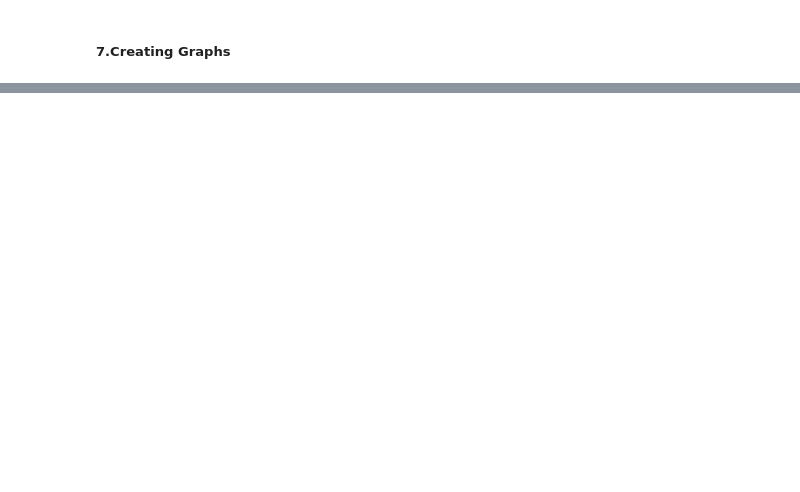
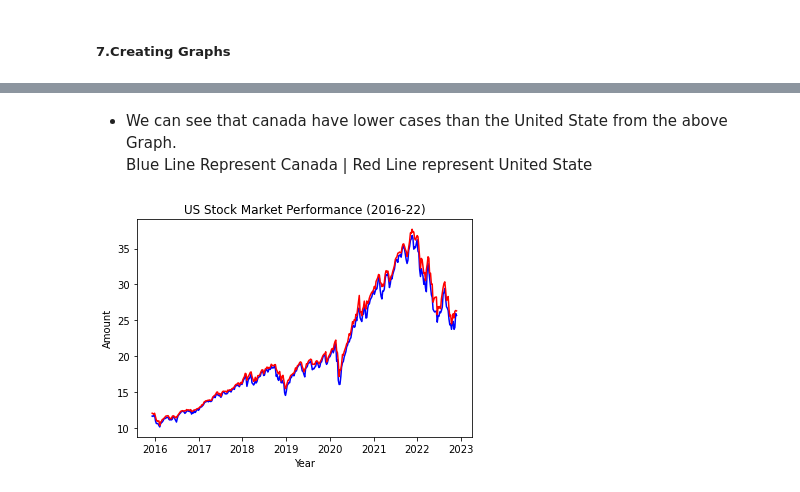
Before and after one commit to AIDA-Saskatchewan-polytechnic/Final-Project_Rohit-Sangeeta, a Jupyter notebook: covid_19_stock_analysis.ipynb, the cells around one changed output, grey strips where cells are left out. Saved outputs shown, nothing was run; the diff lists cells and outputs as text; code cells hidden in the pictures; blank space fills up the shorter version.

```diff
--- a/covid_19_stock_analysis.ipynb
+++ b/covid_19_stock_analysis.ipynb
@@ -269,0 +424,13 @@ df_stocks
+# %% [markdown]
+* We can see that canada have lower cases than the United State from the above Graph.
+Blue Line Represent Canada  | Red Line represent United State
+# %%
+plt.plot(df_stocks["date"], df_stocks["US_low"],'b-')
+plt.plot(df_stocks["date"], df_stocks["US_high"],'r-')
+
+plt.title("US Stock Market Performance (2016-22)")
+plt.xlabel('Year')
+plt.ylabel('Amount')
+plt.show()
+# %% [output]
+[figure, added]
```
Also changed, not shown: parts of 17 cells of this notebook.
